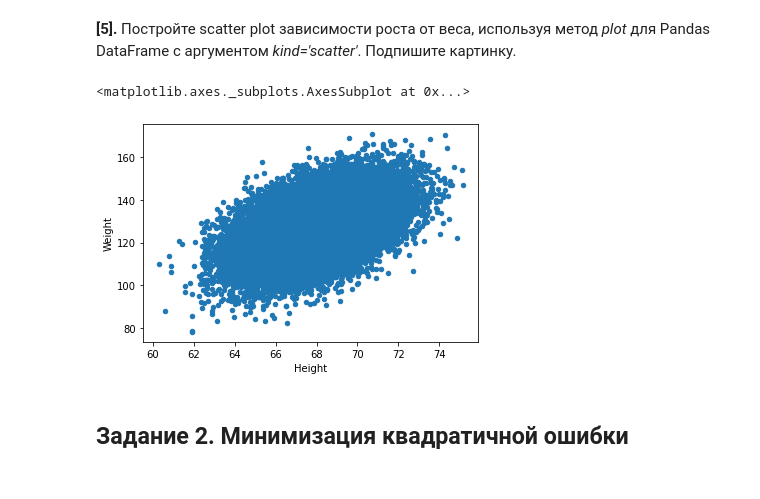
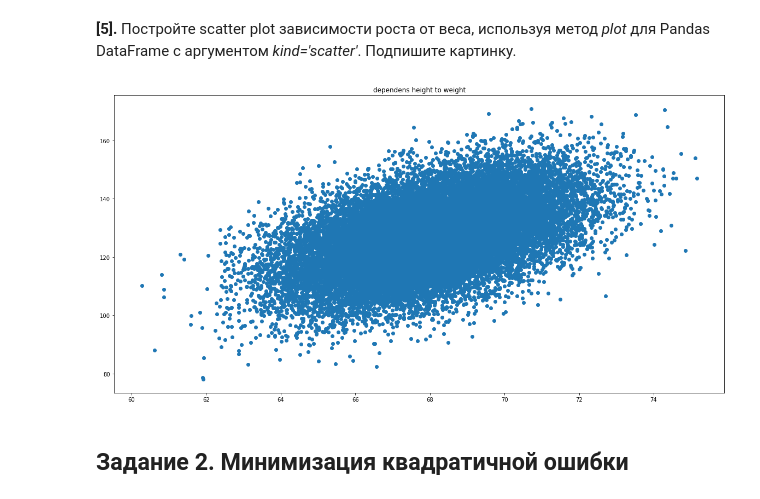
Before and after one commit to HoneyDevoli/coursera_machine-learning-data-analysis, a Jupyter notebook: Cource2/linear_regresion.ipynb, the cells around one changed output. Cells and saved outputs as stored; diff of their text form; code cells hidden in the pictures.

```diff
--- a/Cource2/linear_regresion.ipynb
+++ b/Cource2/linear_regresion.ipynb
@@ -29,6 +29,7 @@ import pandas as pd
 import seaborn as sns
 import matplotlib.pyplot as plt
 %matplotlib inline
+plt.rcParams["figure.figsize"] = (20, 10)
 # %% [markdown]
 Считаем данные по росту и весу (*weights_heights.csv*, приложенный в задании) в объект Pandas DataFrame:
 # %%
@@ -110,10 +117,13 @@ data['weight_cat'] = data['Weight'].apply(weight_category)
 **[5].** Постройте scatter plot зависимости роста от веса, используя метод *plot* для Pandas DataFrame с аргументом *kind='scatter'*. Подпишите картинку.
 # %%
 # Ваш код здесь
-data.plot(x='Height', y='Weight', kind='scatter', )
+
+# data.plot(x='Height', y='Weight', kind='scatter', )
+plt.scatter(data['Height'], data['Weight'])
+plt.title('dependens height to weight')
+plt.show()
 # %% [output]
-<matplotlib.axes._subplots.AxesSubplot at 0x...>
-[figure, old version]
+[figure, new version]
 # %% [markdown]
 ## Задание 2. Минимизация квадратичной ошибки
 # %% [markdown]
```
Also changed, not shown: parts of 19 cells of this notebook.
